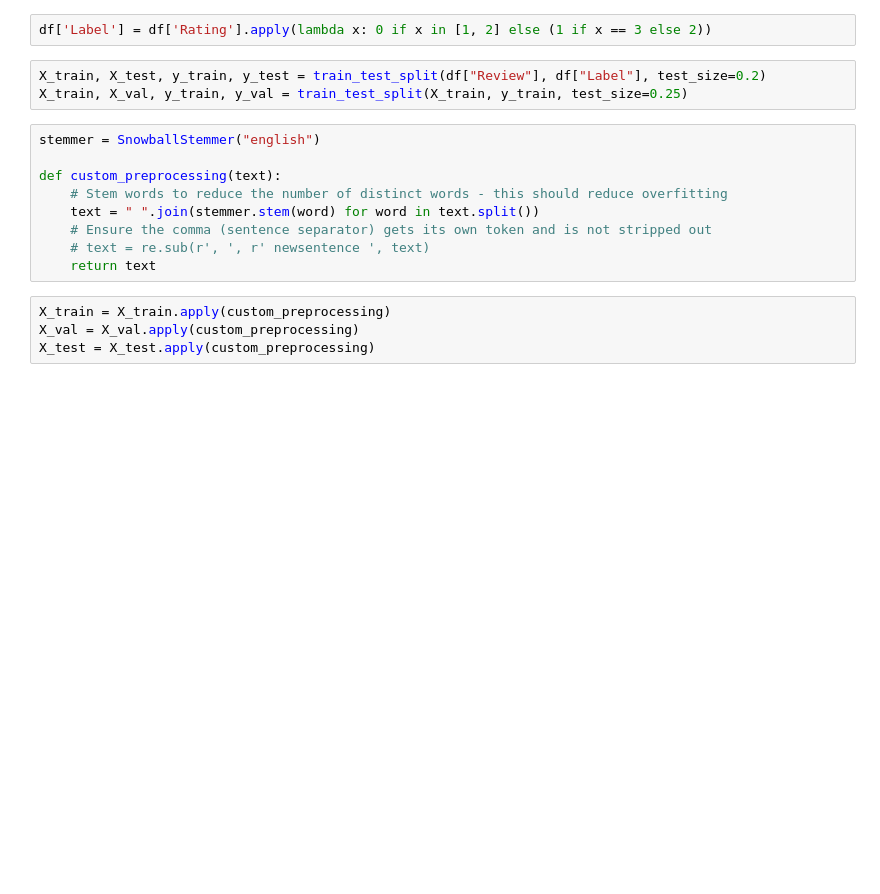
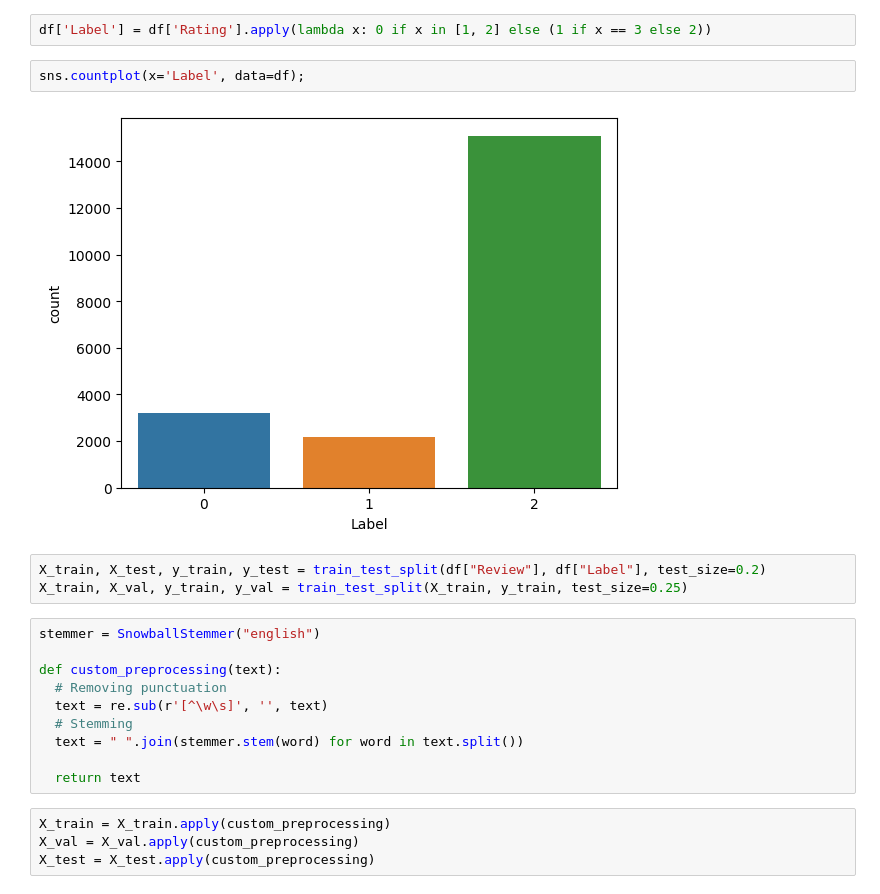
Before and after one commit to dsabljic/UUI-NLP-u-ugostiteljstvu, a Jupyter notebook: SentimentAnalysis.ipynb, the cells around one changed output. Cells and saved outputs as stored; diff of their text form; blank space fills up the shorter version.

```diff
--- a/SentimentAnalysis.ipynb
+++ b/SentimentAnalysis.ipynb
@@ -230,6 +230,10 @@ df.head()
 | 4 | great stay great stay, went seaha... | 5 |
 # %%
 df['Label'] = df['Rating'].apply(lambda x: 0 if x in [1, 2] else (1 if x == 3 else 2))
+# %%
+sns.countplot(x='Label', data=df);
+# %% [output]
+[figure, added]
 # %%
 X_train, X_test, y_train, y_test = train_test_split(df["Review"], df["Label"], test_size=0.2)
 X_train, X_val, y_train, y_val = train_test_split(X_train, y_train, test_size=0.25)
@@ -237,11 +241,12 @@ X_train, X_val, y_train, y_val = train_test_split(X_train, y_train, test_size=0.
 stemmer = SnowballStemmer("english")
 
 def custom_preprocessing(text):
-    # Stem words to reduce the number of distinct words - this should reduce overfitting
-    text = " ".join(stemmer.stem(word) for word in text.split())
-    # Ensure the comma (sentence separator) gets its own token and is not stripped out
-    # text = re.sub(r', ', r' newsentence ', text)
-    return text
+  # Removing punctuation
+  text = re.sub(r'[^\w\s]', '', text)
+  # Stemming
+  text = " ".join(stemmer.stem(word) for word in text.split())
+
+  return text
 # %%
 X_train = X_train.apply(custom_preprocessing)
 X_val = X_val.apply(custom_preprocessing)
```
Also changed, not shown: parts of 22 cells of this notebook.
